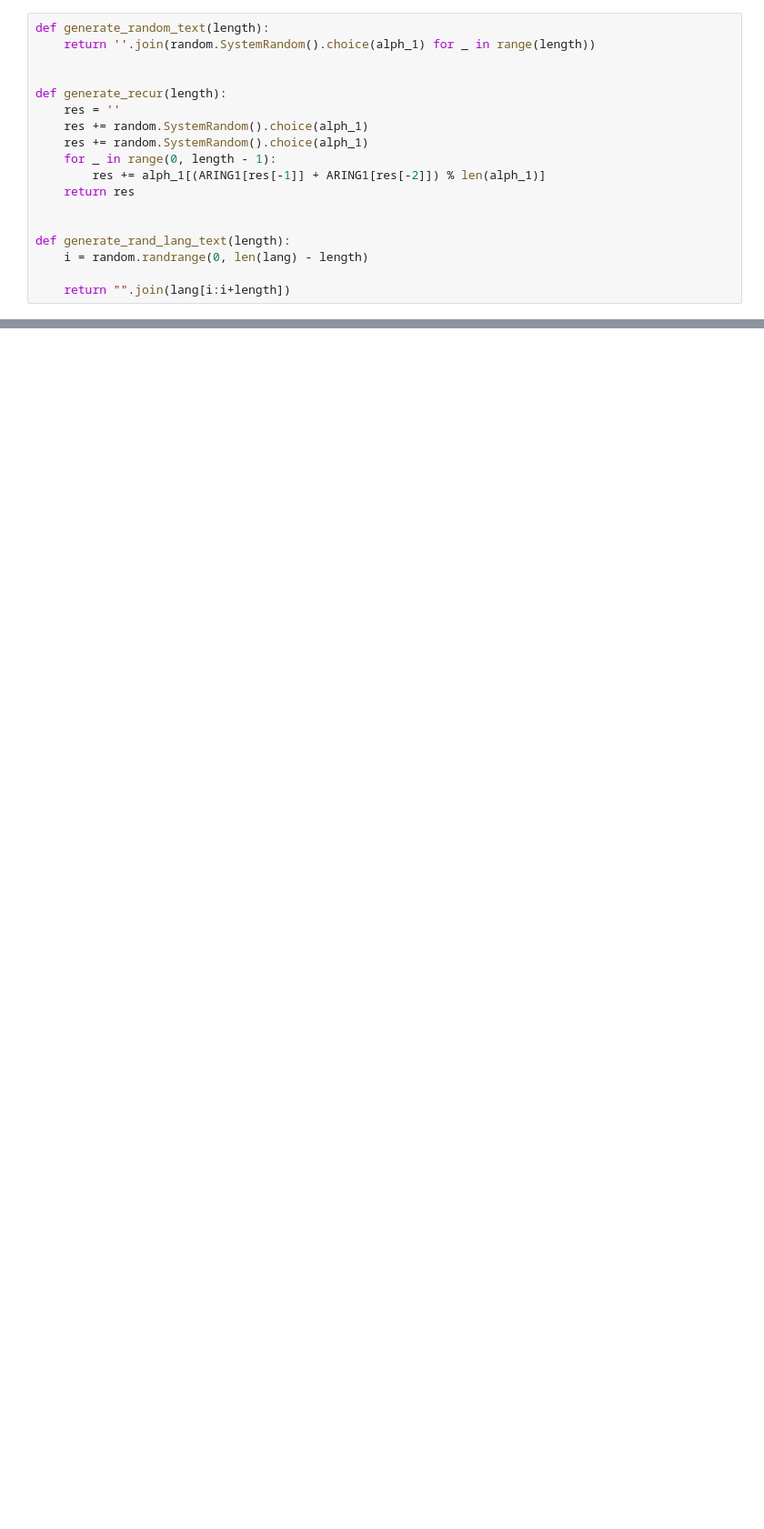
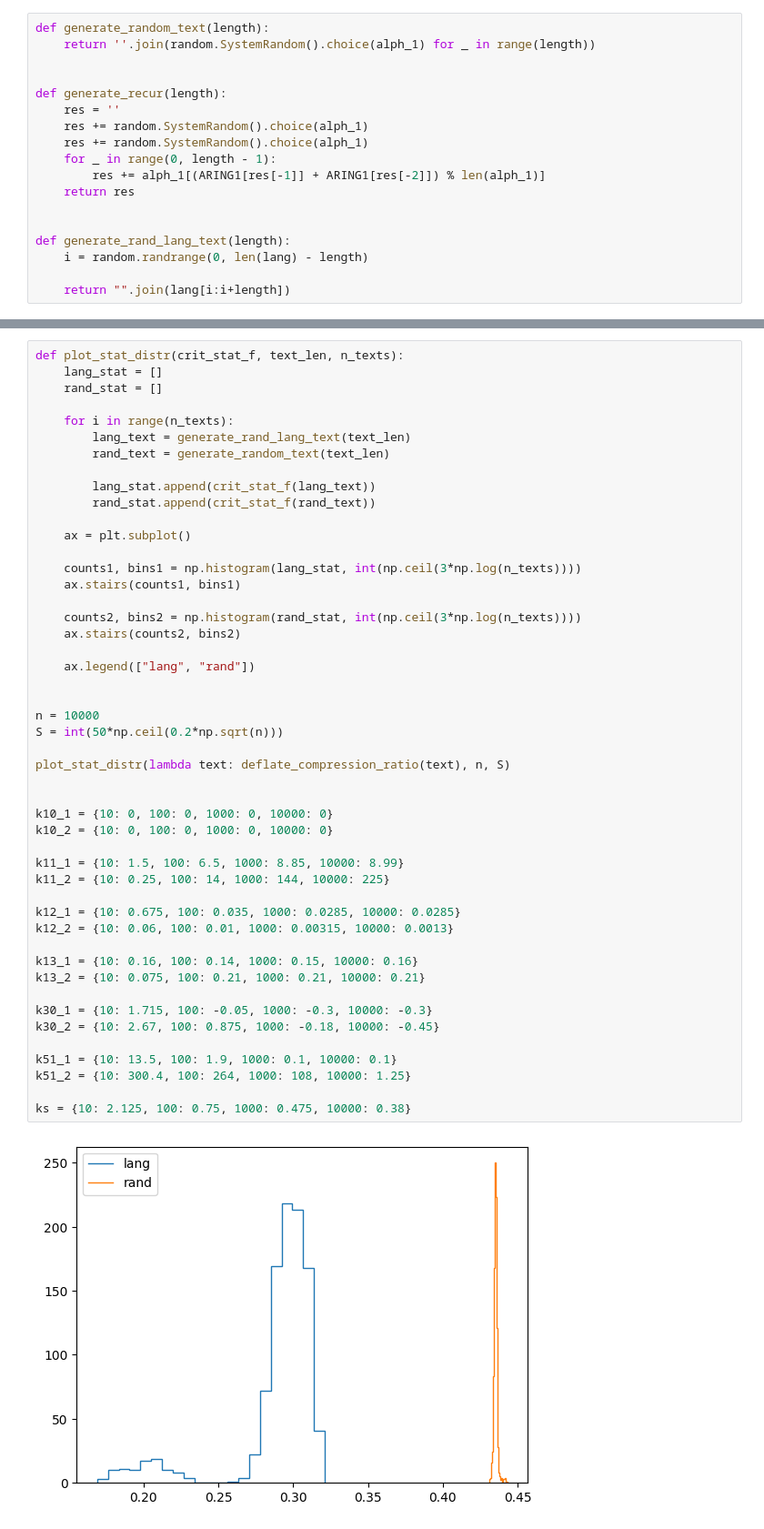
Before and after one commit to Pechenkya/Cryptoanalysis-Lab2-Bondar_Kistaiev, a Jupyter notebook: temp (shvidkiy).ipynb, the cells around one changed output, grey strips where cells are left out. Shown at 91% size. Drawn from its saved outputs; the diff is of its cells as text; blank space fills up the shorter version.

```diff
--- a/temp (shvidkiy).ipynb
+++ b/temp (shvidkiy).ipynb
@@ -280,0 +261,50 @@ def crit_51(text, l):
+# %%
+def plot_stat_distr(crit_stat_f, text_len, n_texts):
+    lang_stat = []
+    rand_stat = []
+
+    for i in range(n_texts):
+        lang_text = generate_rand_lang_text(text_len)
+        rand_text = generate_random_text(text_len)
+
+        lang_stat.append(crit_stat_f(lang_text))
+        rand_stat.append(crit_stat_f(rand_text))
+
+    ax = plt.subplot()
+
+    counts1, bins1 = np.histogram(lang_stat, int(np.ceil(3*np.log(n_texts))))
+    ax.stairs(counts1, bins1)
+
+    counts2, bins2 = np.histogram(rand_stat, int(np.ceil(3*np.log(n_texts))))
+    ax.stairs(counts2, bins2)
+
+    ax.legend(["lang", "rand"])
+
+
+n = 10000
+S = int(50*np.ceil(0.2*np.sqrt(n)))
+
+plot_stat_distr(lambda text: deflate_compression_ratio(text), n, S)
+
+
+k10_1 = {10: 0, 100: 0, 1000: 0, 10000: 0}
+k10_2 = {10: 0, 100: 0, 1000: 0, 10000: 0}
+
+k11_1 = {10: 1.5, 100: 6.5, 1000: 8.85, 10000: 8.99}
+k11_2 = {10: 0.25, 100: 14, 1000: 144, 10000: 225}
+
+k12_1 = {10: 0.675, 100: 0.035, 1000: 0.0285, 10000: 0.0285}
+k12_2 = {10: 0.06, 100: 0.01, 1000: 0.00315, 10000: 0.0013}
+
+k13_1 = {10: 0.16, 100: 0.14, 1000: 0.15, 10000: 0.16}
+k13_2 = {10: 0.075, 100: 0.21, 1000: 0.21, 10000: 0.21}
+
+k30_1 = {10: 1.715, 100: -0.05, 1000: -0.3, 10000: -0.3}
+k30_2 = {10: 2.67, 100: 0.875, 1000: -0.18, 10000: -0.45}
+
+k51_1 = {10: 13.5, 100: 1.9, 1000: 0.1, 10000: 0.1}
+k51_2 = {10: 300.4, 100: 264, 1000: 108, 10000: 1.25}
+
+ks = {10: 2.125, 100: 0.75, 1000: 0.475, 10000: 0.38}
+# %% [output]
+[figure, added]
```
Also changed, not shown: parts of 12 cells of this notebook.
